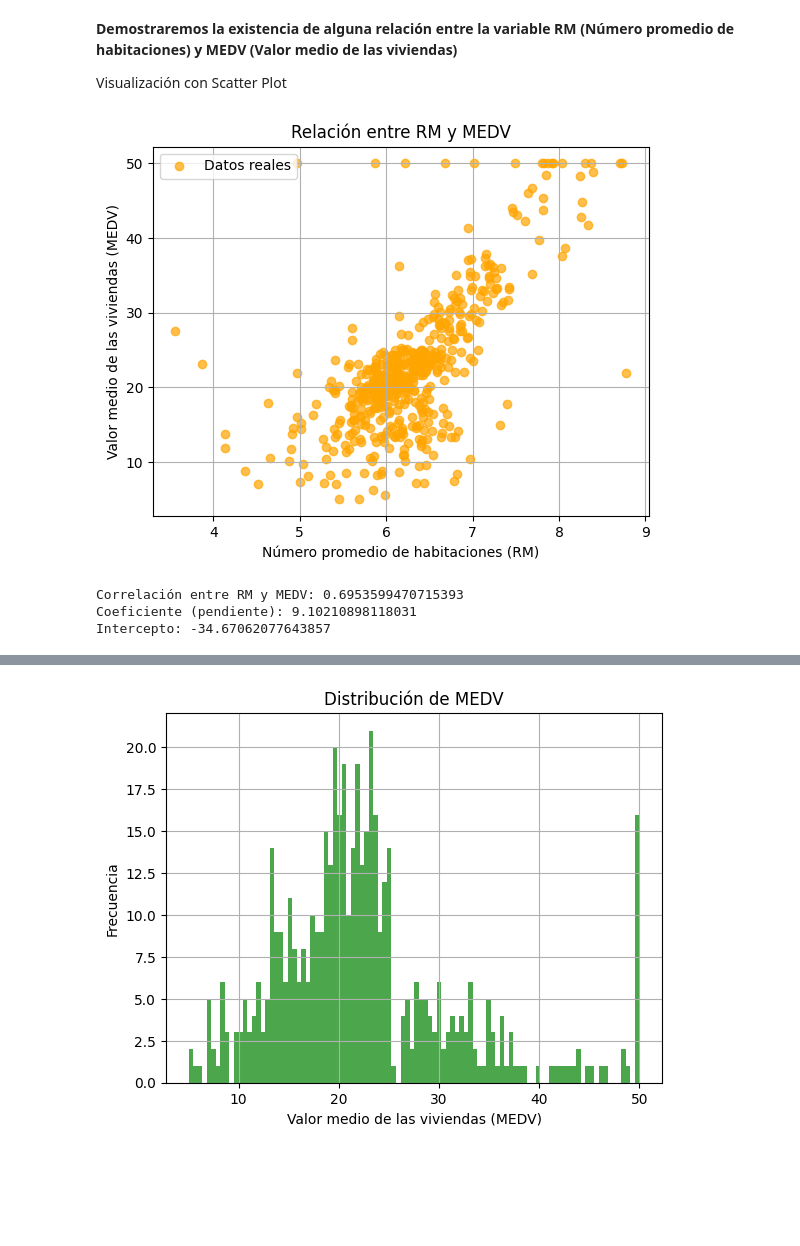
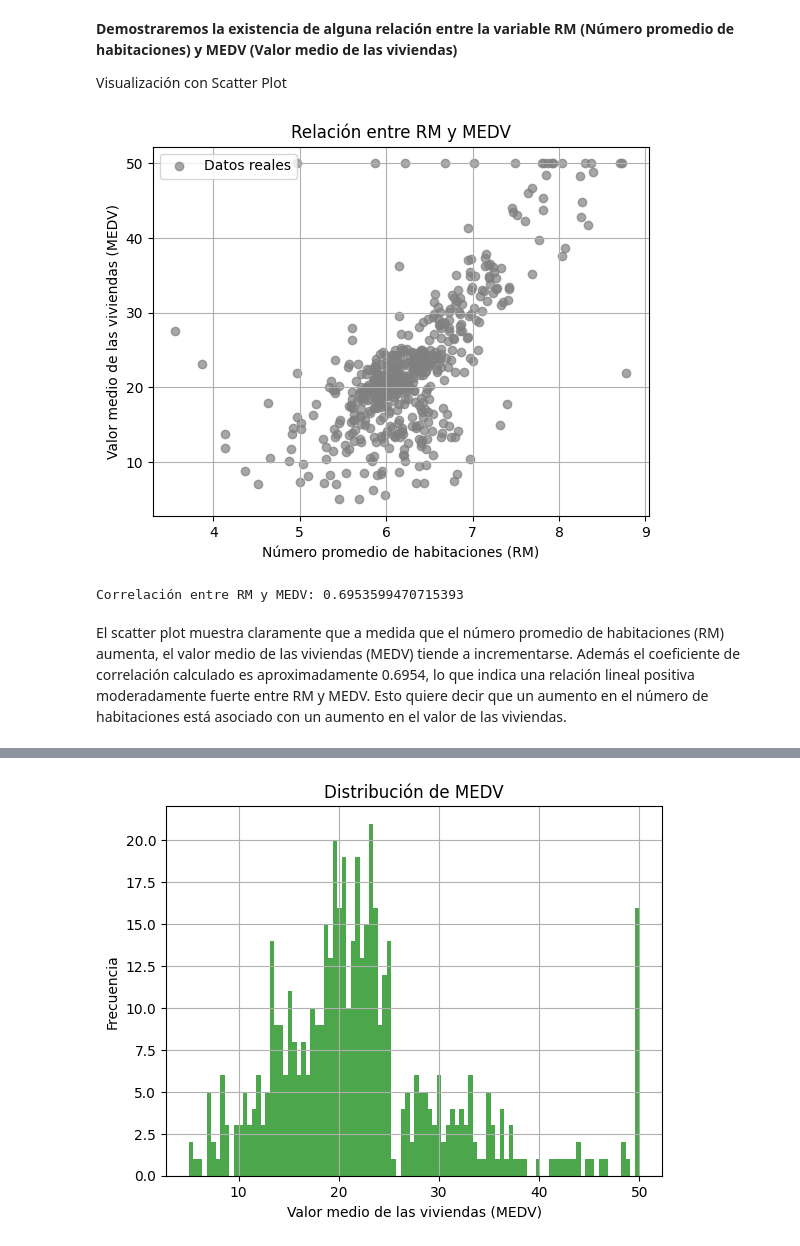
Before and after one commit to Lexie-v2/Goggle-CO, a Jupyter notebook: Lab2___Colab__Vera,V.ipynb, the cells around one changed output, grey strips where cells are left out. Cells and saved outputs as stored; diff of their text form; code cells hidden in the pictures; blank space fills up the shorter version.

```diff
--- a/Lab2___Colab__Vera,V.ipynb
+++ b/Lab2___Colab__Vera,V.ipynb
@@ -54,52 +54,36 @@ from sklearn.metrics import r2_score
 data_url = "http://lib.stat.cmu.edu/datasets/boston"
 
 # Leer los datos desde la URL
 # sep="\s+": Indica que los valores están separados por espacios.
 # skiprows=22: Omite las primeras 22 filas (descripciones y metadatos).
 raw_df = pd.read_csv(data_url, sep="\s+", skiprows=22, header=None)
 
 # Procesar los datos
 # Combinar las filas para crear una matriz completa de datos.
 data = np.hstack([raw_df.values[::2, :], raw_df.values[1::2, :2]])  # Características
 target = raw_df.values[1::2, 2]  # Variable objetivo (MEDV)
 
 # Crear un DataFrame organizado con las características y la variable objetivo
 columns = ["CRIM", "ZN", "INDUS", "CHAS", "NOX", "RM", "AGE", "DIS", "RAD", "TAX", "PTRATIO", "B", "LSTAT"]
 df = pd.DataFrame(data, columns=columns)
 df['MEDV'] = target  # Agregar la variable dependiente
 
 # --- Relación entre RM y MEDV ---
 # Graficar RM (número promedio de habitaciones) vs MEDV (valor medio de las viviendas)
-plt.scatter(df['RM'], df['MEDV'], alpha=0.7, color='orange', label='Datos reales')
+plt.scatter(df['RM'], df['MEDV'], alpha=0.7, color='gray', label='Datos reales')
 plt.xlabel("Número promedio de habitaciones (RM)")
 plt.ylabel("Valor medio de las viviendas (MEDV)")
 plt.title("Relación entre RM y MEDV")
 plt.grid(True)
 plt.legend()
 plt.show()
 
 # Calcular la correlación entre RM y MEDV
 correlation = df['RM'].corr(df['MEDV'])
 print(f"Correlación entre RM y MEDV: {correlation}")
-
-# --- Modelar la relación: Regresión Lineal ---
-# Seleccionar las variables independientes y dependientes
-X = df[['RM']]  # Variable independiente (número promedio de habitaciones)
-y = df['MEDV']  # Variable dependiente (valor medio de las viviendas)
-
-# Crear y ajustar el modelo de regresión lineal
-model = LinearRegression()
-model.fit(X, y)
-
-# Coeficientes del modelo
-print(f"Coeficiente (pendiente): {model.coef_[0]}")
-print(f"Intercepto: {model.intercept_}")
-
-# Generar predicciones usando el modelo ajustado
-y_pred = model.predict(X)
 # %% [output]
-[figure, old version]
+[figure, new version]
 Correlación entre RM y MEDV: 0.6953599470715393
-Coeficiente (pendiente): 9.10210898118031
-Intercepto: -34.67062077643857
+# %% [markdown]
+El scatter plot muestra claramente que a medida que el número promedio de habitaciones (RM) aumenta, el valor medio de las viviendas (MEDV) tiende a incrementarse. Además el coeficiente de correlación calculado es aproximadamente 0.6954, lo que indica una relación lineal positiva moderadamente fuerte entre RM y MEDV. Esto quiere decir que un aumento en el número de habitaciones está asociado con un aumento en el valor de las viviendas.
 # %%
```
Also changed, not shown: parts of 2 cells of this notebook.
